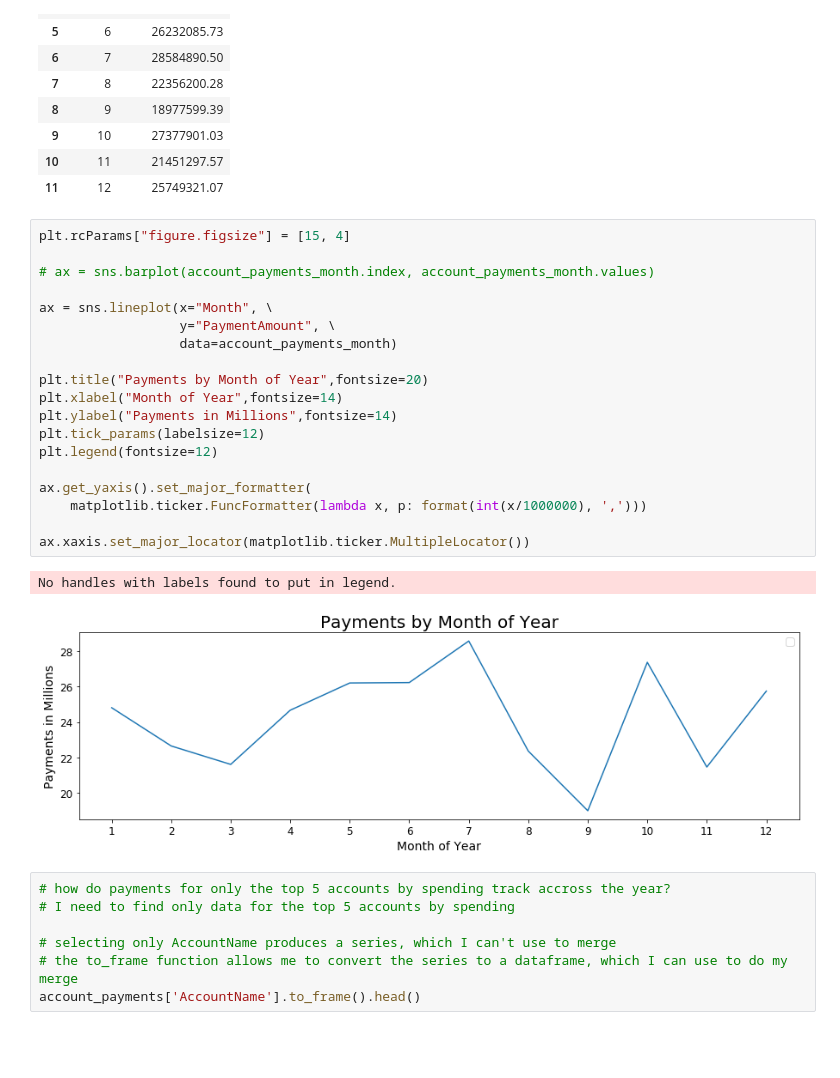
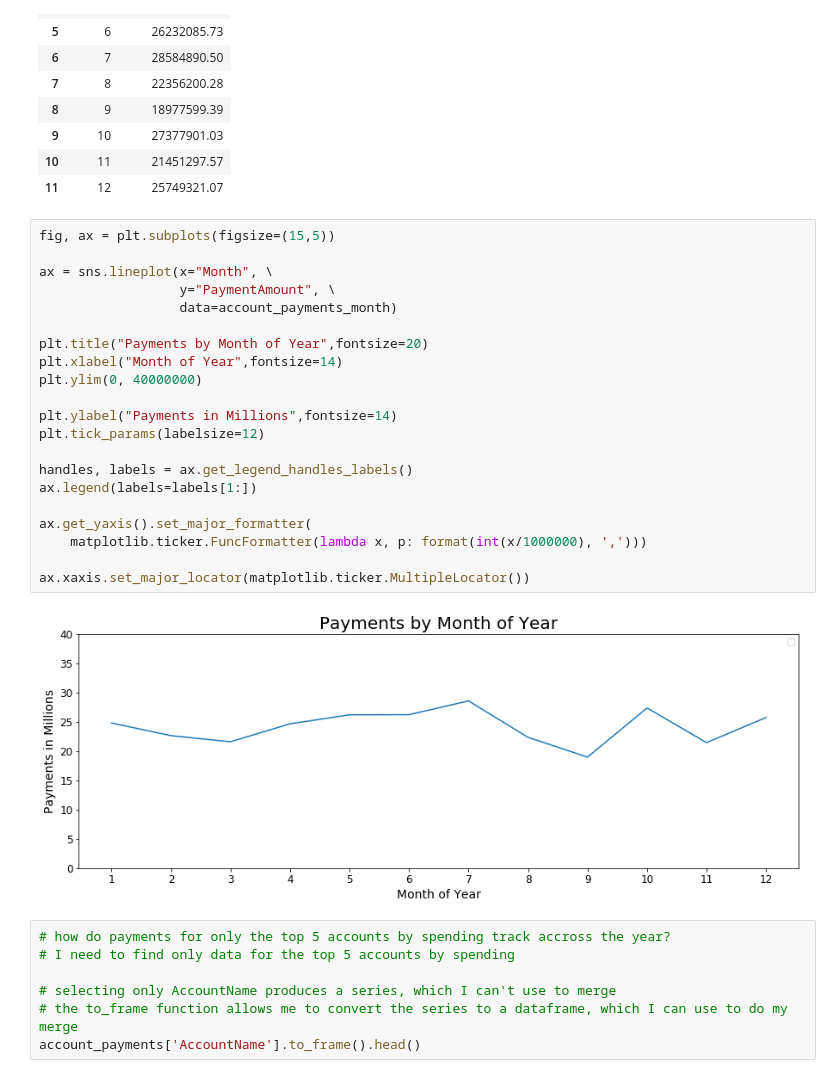
Before and after one commit to mrkjhsn/Vendor-Payments-City-of-Scottsdale, a Jupyter notebook: Vendor_Payments_EDA.ipynb, the cells around one changed output. Drawn from its saved outputs; the diff is of its cells as text; blank space fills up the shorter version.

```diff
--- a/Vendor_Payments_EDA.ipynb
+++ b/Vendor_Payments_EDA.ipynb
@@ -444,27 +444,28 @@ account_payments_month
 | 10 | 11 | 21451297.57 |
 | 11 | 12 | 25749321.07 |
 # %%
-plt.rcParams["figure.figsize"] = [15, 4]
-
-# ax = sns.barplot(account_payments_month.index, account_payments_month.values)
+fig, ax = plt.subplots(figsize=(15,5))
 
 ax = sns.lineplot(x="Month", \
                   y="PaymentAmount", \
                   data=account_payments_month)
 
 plt.title("Payments by Month of Year",fontsize=20)
 plt.xlabel("Month of Year",fontsize=14)
+plt.ylim(0, 40000000)
+
 plt.ylabel("Payments in Millions",fontsize=14)
 plt.tick_params(labelsize=12)
-plt.legend(fontsize=12)
+
+handles, labels = ax.get_legend_handles_labels()
+ax.legend(labels=labels[1:])
 
 ax.get_yaxis().set_major_formatter(
     matplotlib.ticker.FuncFormatter(lambda x, p: format(int(x/1000000), ',')))
 
 ax.xaxis.set_major_locator(matplotlib.ticker.MultipleLocator())
 # %% [output]
-No handles with labels found to put in legend.
-[figure, old version]
+[figure, new version]
 # %%
 # how do payments for only the top 5 accounts by spending track accross the year?
 # I need to find only data for the top 5 accounts by spending
```
Also changed, not shown: parts of 2 cells of this notebook.
